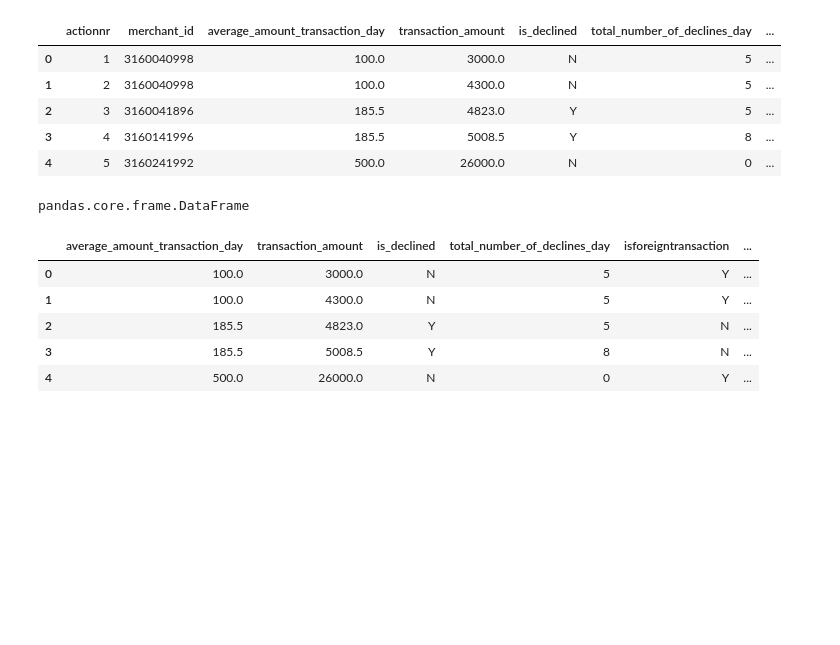
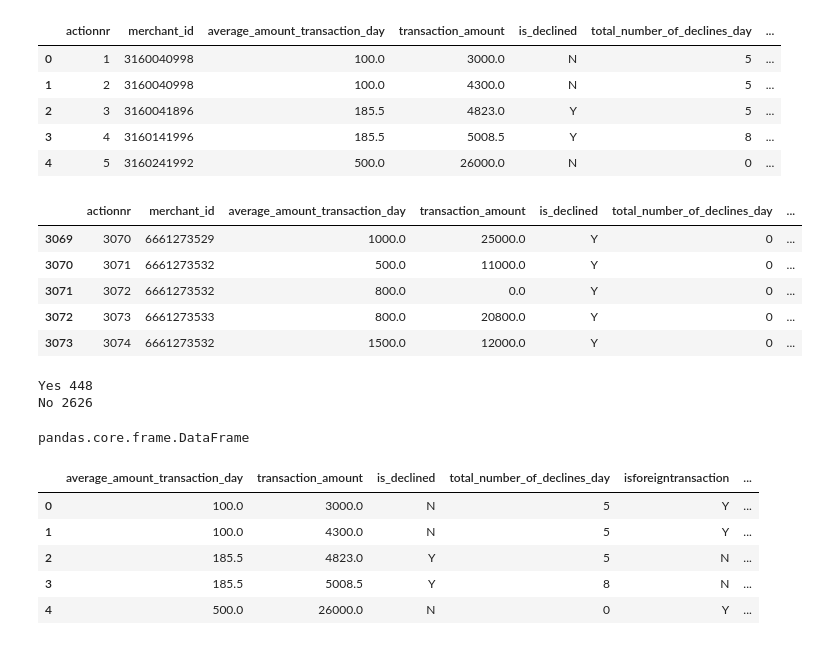
Before and after one commit to savindumahasen/Credict-Card-Fraud-Detection, a Jupyter notebook: creditcardfrauddetection.ipynb, the cells around one changed output. Saved outputs shown, nothing was run; the diff lists cells and outputs as text; code cells hidden in the pictures; blank space fills up the shorter version.

```diff
--- a/creditcardfrauddetection.ipynb
+++ b/creditcardfrauddetection.ipynb
@@ -18,3 +18,12 @@ data.head()
 | 2 | 3 | 3160041896 | 185.5 | 4823.0 | Y | 5 | ... |
 | 3 | 4 | 3160141996 | 185.5 | 5008.5 | Y | 8 | ... |
 | 4 | 5 | 3160241992 | 500.0 | 26000.0 | N | 0 | ... |
+# %%
+data.tail()
+# %% [output]
+|  | actionnr | merchant_id | average_amount_transaction_day | transaction_amount | is_declined | total_number_of_declines_day | ... |
+| 3069 | 3070 | 6661273529 | 1000.0 | 25000.0 | Y | 0 | ... |
+| 3070 | 3071 | 6661273532 | 500.0 | 11000.0 | Y | 0 | ... |
+| 3071 | 3072 | 6661273532 | 800.0 | 0.0 | Y | 0 | ... |
+| 3072 | 3073 | 6661273533 | 800.0 | 20800.0 | Y | 0 | ... |
+| 3073 | 3074 | 6661273532 | 1500.0 | 12000.0 | Y | 0 | ... |
@@ -21,3 +32,10 @@ data.head()
+# %%
+counts = data["isfradulent"].value_counts()
+print("Yes "+str(counts["Y"]))
+print("No "+str(counts["N"]))
+# %% [output]
+Yes 448
+No 2626
 # %%
 ##
 # %%
```
Also changed, not shown: parts of 24 cells of this notebook.
